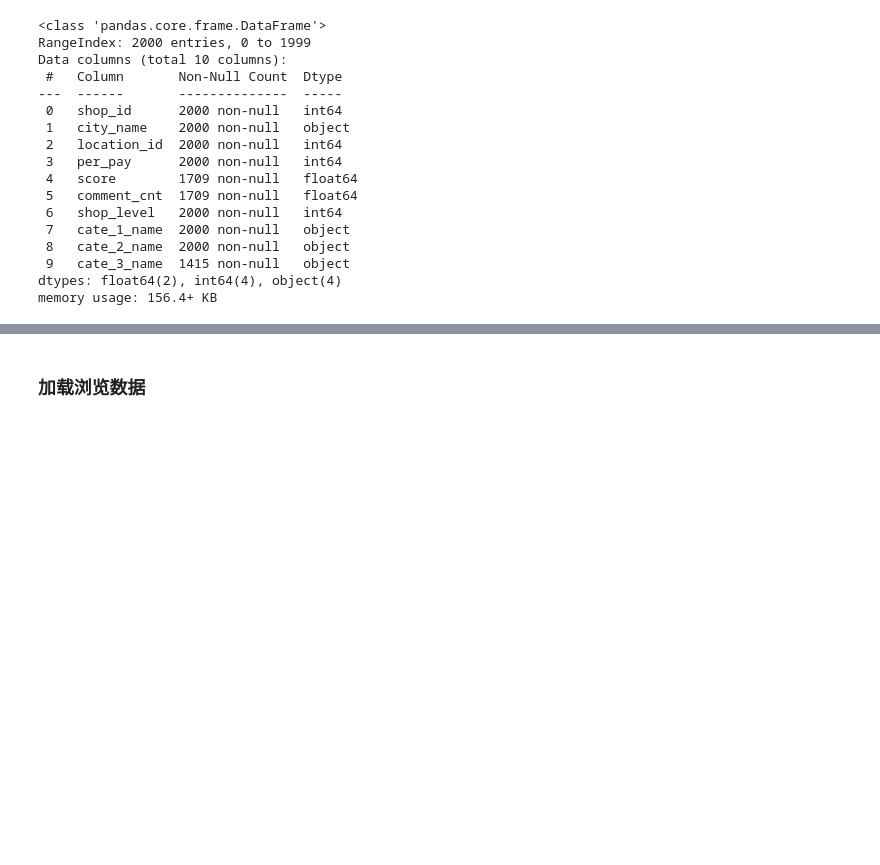
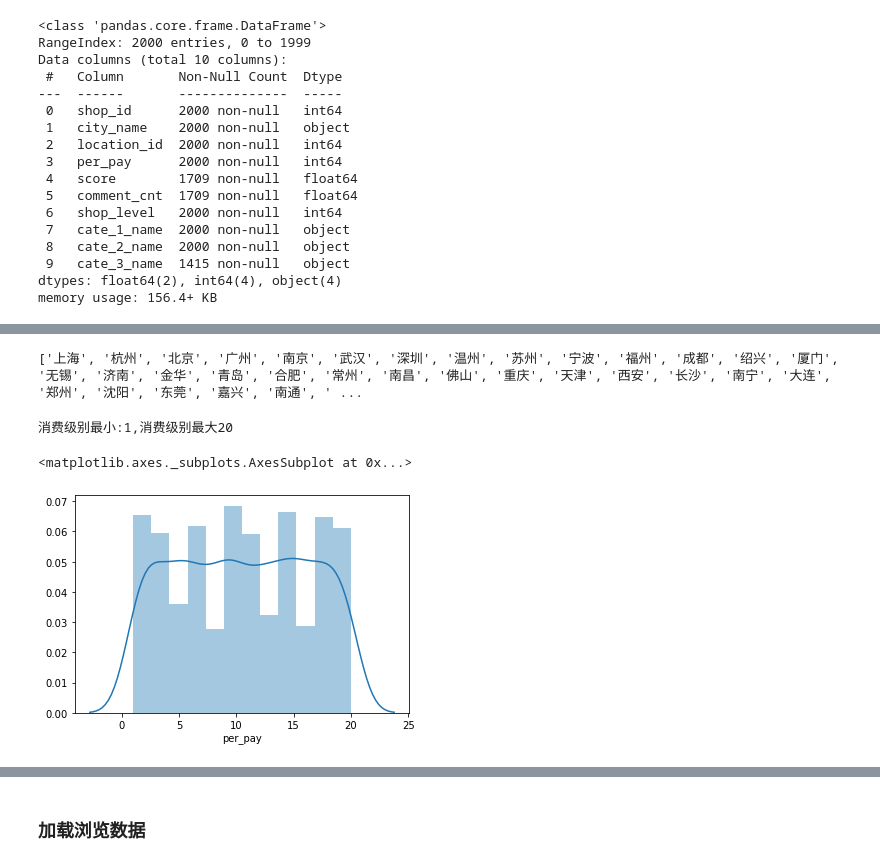
Before and after one commit to ljt270864457/koubei, a Jupyter notebook: notebook/1-EDA.ipynb, the cells around one changed output, grey strips where cells are left out. Saved outputs shown, nothing was run; the diff lists cells and outputs as text; code cells hidden in the pictures; blank space fills up the shorter version.

```diff
--- a/notebook/1-EDA.ipynb
+++ b/notebook/1-EDA.ipynb
@@ -55,0 +68,15 @@ memory usage: 156.4+ KB
+# %%
+# 商铺分别分布在122个城市
+tmp = df_shop['city_name'].value_counts().reset_index()
+print(list(tmp['index']))
+# %% [output]
+['上海', '杭州', '北京', '广州', '南京', '武汉', '深圳', '温州', '苏州', '宁波', '福州', '成都', '绍兴', '厦门', '无锡', '济南', '金华', '青岛', '合肥', '常州', '南昌', '佛山', '重庆', '天津', '西安', '长沙', '南宁', '大连', '郑州', '沈阳', '东莞', '嘉兴', '南通', ' ...
+# %%
+min_perpay = df_shop['per_pay'].min()
+max_perpay = df_shop['per_pay'].max()
+print(f'消费级别最小:{min_perpay},消费级别最大{max_perpay}')
+sns.distplot(df_shop['per_pay'])
+# %% [output]
+消费级别最小:1,消费级别最大20
+<matplotlib.axes._subplots.AxesSubplot at 0x...>
+[figure, added]
```
Also changed, not shown: parts of 20 cells of this notebook, 7 other files.
